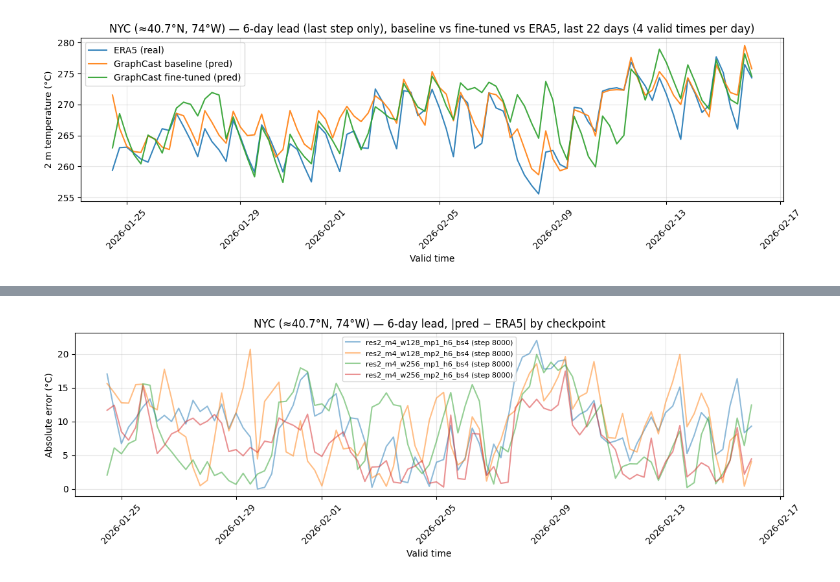
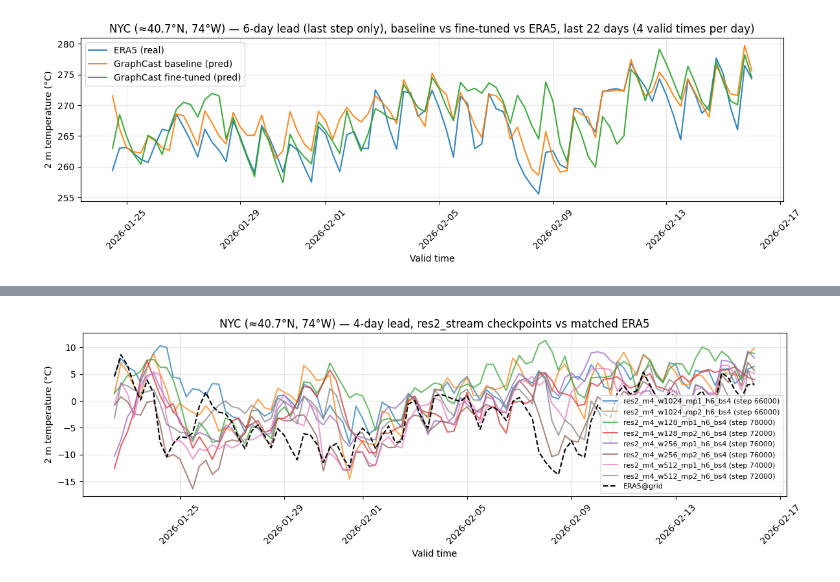
Before and after one commit to Reminguch/Weather_Global, a Jupyter notebook: scripts/demo.ipynb, the cells around one changed output, grey strips where cells are left out. Cells and saved outputs as stored; diff of their text form; code cells hidden in the pictures.

```diff
--- a/scripts/demo.ipynb
+++ b/scripts/demo.ipynb
@@ -93,4 +128,10 @@ if str(ROOT) not in sys.path:
 # %%
+# Allow running this cell even if setup/import cell was skipped.
+if "ROOT" not in globals():
+    ROOT = Path.cwd()
+    if ROOT.name == "scripts":
+        ROOT = ROOT.parent
+
 DATA_DIR = ROOT / "data/graphcast/graphcast"
 PARAMS_DIR = DATA_DIR / "params"
 STATS_DIR = DATA_DIR / "stats"
@@ -286,9 +327,8 @@ n_steps_total = n_steps_forecast + n_steps_input
 ds = open_graphcast_era5(dataset_dir, time_slice=slice(-n_steps_total, None))
 ds = ds.compute()
 
-# If streamed WB2 (0.25°), downsample to 1° for GraphCast_small
-if ds.sizes.get("lat") == 721 and ds.sizes.get("lon") == 1440:
-    ds = ds.isel(lat=slice(0, None, 4), lon=slice(0, None, 4))
+# Regrid to 1° for GraphCast_small-compatible evaluation (matches regrid_resolution.py logic)
+ds = regrid_dataset_resolution(ds, 1.0, method=REGRID_METHOD)
 
 # GraphCast data_utils expects time + datetime coords; convert hours since epoch to datetime64
 import pandas as pd
@@ -340,7 +380,7 @@ def construct_wrapped_graphcast(model_config, task_config):
         mean_by_level=mean_by_level,
         stddev_by_level=stddev_by_level,
     )
-    predictor = autoregressive.Predictor(predictor, gradient_checkpointing=True)
+    predictor = autoregressive.Predictor(predictor, gradient_checkpointing=False)
     return predictor
 
 
@@ -440,9 +479,8 @@ n_total_steps = n_input_steps + n_days * n_steps_per_day  # 42 for 10 days
 from src.data.graphcast_dataset import open_graphcast_era5
 ds_10d = open_graphcast_era5(dataset_dir, time_slice=slice(-n_total_steps, None))
 ds_10d = ds_10d.compute()
-# If streamed WB2 (0.25°), downsample to 1° for GraphCast_small
-if ds_10d.sizes.get("lat") == 721 and ds_10d.sizes.get("lon") == 1440:
-    ds_10d = ds_10d.isel(lat=slice(0, None, 4), lon=slice(0, None, 4))
+# Regrid to 1° for GraphCast_small-compatible evaluation
+ds_10d = regrid_dataset_resolution(ds_10d, 1.0, method=REGRID_METHOD)
 n_available = ds_10d.sizes["time"]
 n_days = min(n_days, (n_available - n_input_steps) // n_steps_per_day)
 if n_days == 0:
@@ -736,26 +816,23 @@ WARNING:absl:Skipping gradient checkpointing for sequence length of 1
 # %%
-# Ensure ERA5 and baseline are in Celsius (convert from K if still in Kelvin)
-real_nyc_plot = np.asarray(real_nyc)
-if real_nyc_plot.size > 0 and np.median(real_nyc_plot) > 200:
-    real_nyc_plot = real_nyc_plot - 273.15
-pred_baseline_nyc_plot = np.asarray(pred_baseline_nyc)
-if pred_baseline_nyc_plot.size > 0 and np.median(pred_baseline_nyc_plot) > 200:
-    pred_baseline_nyc_plot = pred_baseline_nyc_plot - 273.15
-
 fig, ax = plt.subplots(figsize=(12, 4))
-# Absolute error |pred − ERA5| (°C)
-# ax.plot(all_times_nyc, np.abs(pred_baseline_nyc_plot - real_nyc_plot), label="GraphCast baseline", color="C1", alpha=0.9)
-for i, (label, pred_nyc) in enumerate(res2_results):
-    ax.plot(all_times_nyc, np.abs(pred_nyc - real_nyc_plot), label=label, alpha=0.5)
-ax.set_ylabel("Absolute error (°C)")
+for item in res2_results:
+    label = item["label"]
+    pred_arr = np.asarray(item["pred_nyc"])
+    real_arr = np.asarray(item["real_nyc_res"])
+    n = min(len(all_times_nyc), len(pred_arr), len(real_arr))
+    if n == 0:
+        continue
+    ax.plot(all_times_nyc[:n], pred_arr[:n], alpha=0.7, label=label)
+ax.plot(all_times_nyc[:n], real_arr[:n], linestyle="--", alpha=1.0, label=f"ERA5@grid", color = "black")
+ax.set_ylabel("2 m temperature (°C)")
 ax.set_xlabel("Valid time")
-ax.set_title(f"NYC (≈40.7°N, 74°W) — 6-day lead, |pred − ERA5| by checkpoint")
+ax.set_title(f"NYC (≈40.7°N, 74°W) — {TARGET_LEAD_DAYS}-day lead, res2_stream checkpoints vs matched ERA5")
 ax.legend(loc="best", fontsize=8)
 ax.grid(True, alpha=0.3)
 plt.xticks(rotation=45)
 plt.tight_layout()
 plt.show()
 if not res2_results:
     print("No ckpt_*.npz found under", RES2_CKPT_DIR)
 # %% [output]
-[figure, old version]
+[figure, new version]
```
Also changed, not shown: parts of 14 cells of this notebook, 14 other files.
